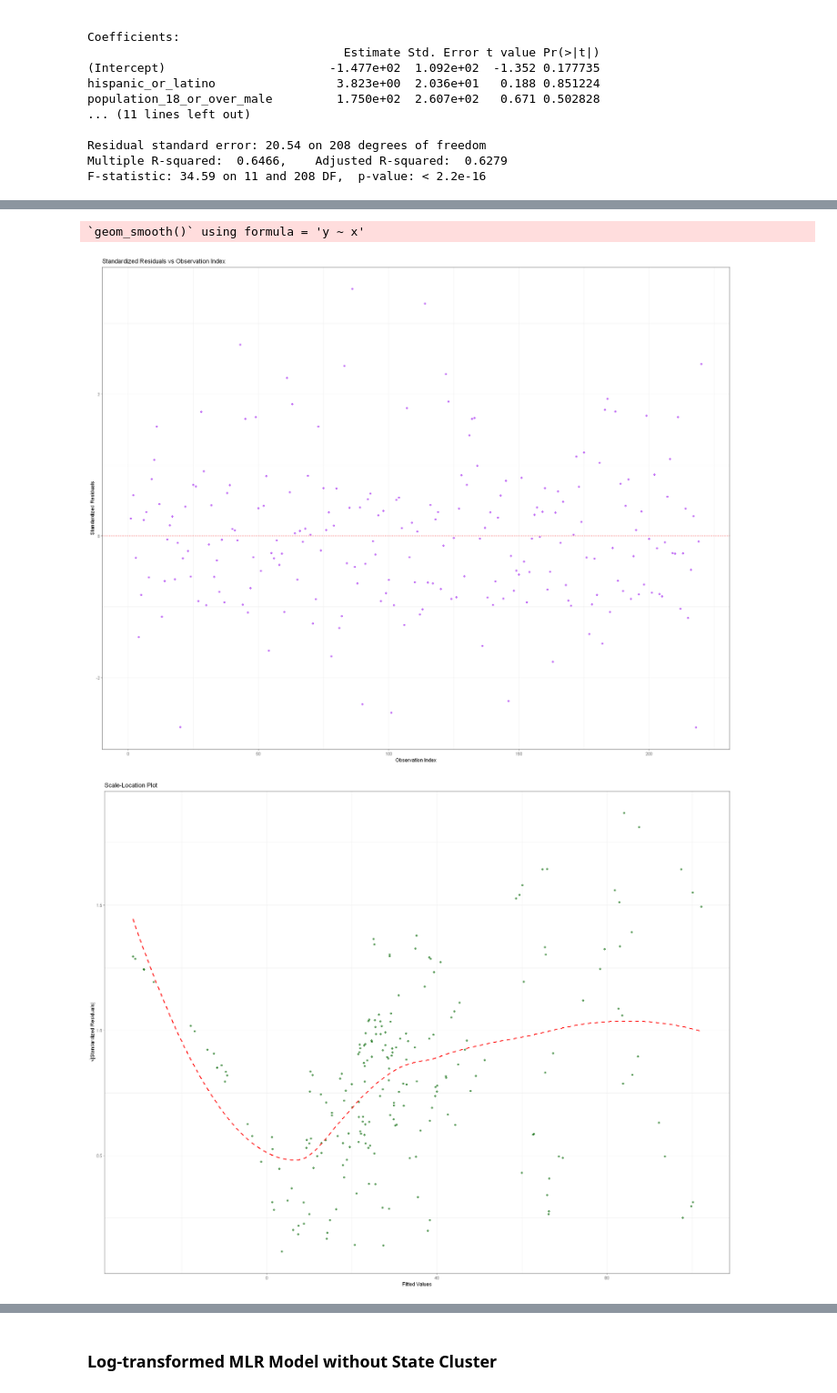
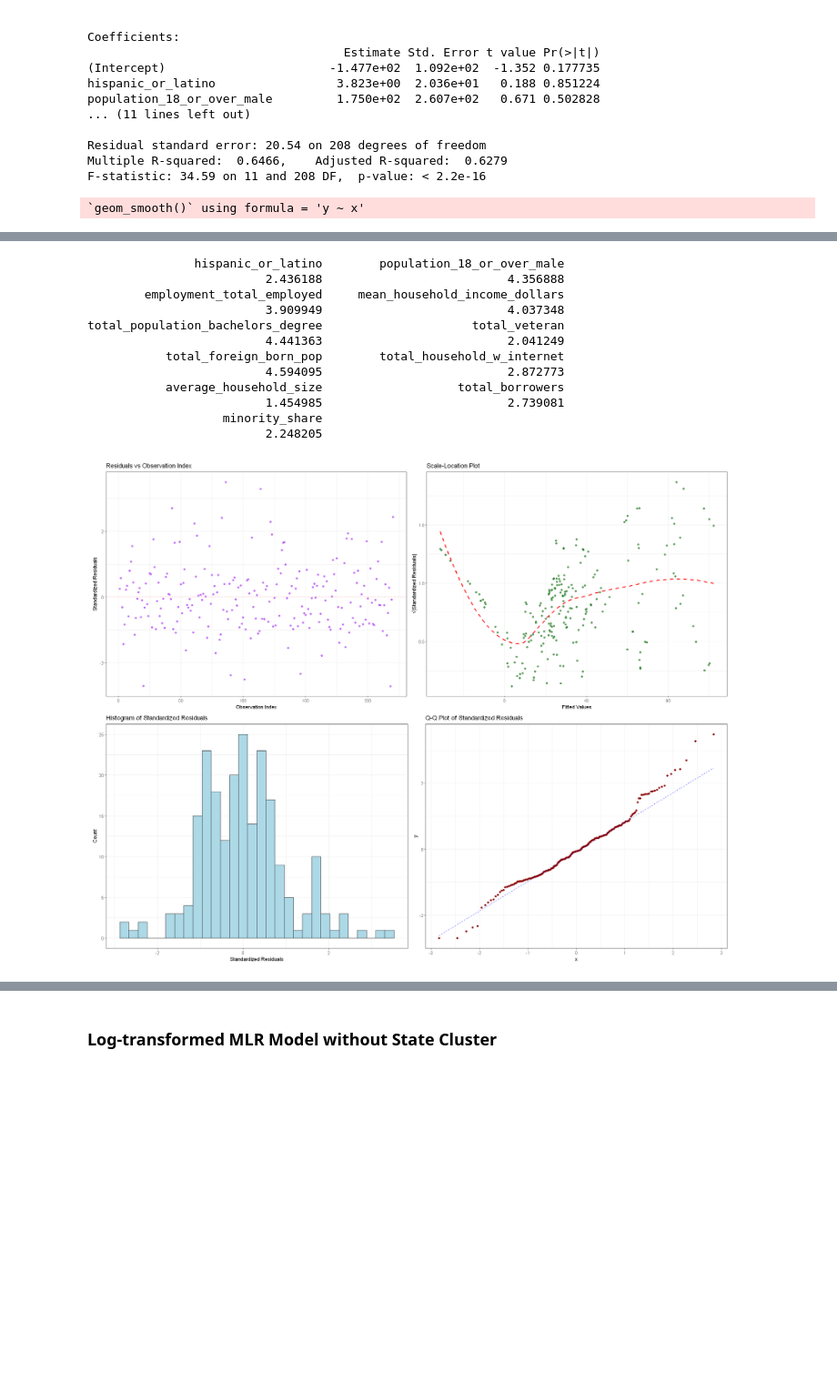
Before and after one commit to nameer1811/isye6414_regression_final_proj, a Jupyter notebook: notebook/main.ipynb, the cells around one changed output, grey strips where cells are left out. Shown at 91% size. Cells and saved outputs as stored; diff of their text form; code cells hidden in the pictures; blank space fills up the shorter version.

```diff
--- a/notebook/main.ipynb
+++ b/notebook/main.ipynb
@@ -378,7 +378,6 @@ p1 <- ggplot(data.frame(fitted_vals, std_resid = resid_data$std_resid),
 
 # Individual predictor plots
 predictors <- setdiff(names(train_data), "total_balance_billions")
-
 plots <- map(predictors, function(var) {
   ggplot(resid_data, aes(x = !!sym(var), y = std_resid)) +
     geom_point(alpha = 0.6, color = "darkblue") +
@@ -386,55 +385,61 @@ plots <- map(predictors, function(var) {
     labs(title = paste("Standard Residuals vs", var),
          x = var, y = "Standard Residuals") +
     theme_bw()
 })
-
-# Validate ggplot objects
 stopifnot(all(map_lgl(plots, ~ inherits(.x, "ggplot"))))
-
-# Combine and wrap
 wrap_plots(c(list(p1), plots), ncol = 2)
 
-# Assumption 2: Independence (We see random scatter, and do not see any obvious patterns)
-resid_data <- train_data %>%
-  mutate(std_resid = rstandard(mlr_model),
-         obs_index = row_number())
+# Assumptions 2–4: Combined Panel
+resid_data <- resid_data %>%
+  mutate(obs_index = row_number(),
+         sqrt_abs_std_resid = sqrt(abs(std_resid)))
 
-ggplot(resid_data, aes(x = obs_index, y = std_resid)) +
+p_independence <- ggplot(resid_data, aes(x = obs_index, y = std_resid)) +
   geom_point(alpha = 0.6, color = "purple") +
   geom_hline(yintercept = 0, linetype = "dashed", color = "red") +
-  labs(title = "Standardized Residuals vs Observation Index",
+  labs(title = "Residuals vs Observation Index",
        x = "Observation Index", y = "Standardized Residuals") +
   theme_bw()
 
-# Assumption 3: Homoscedasticity (The shape of the graph indicates that the model does not satisfy this assumption)
-resid_data <- resid_data %>%
-  mutate(sqrt_abs_std_resid = sqrt(abs(std_resid)))
-
-# Plot Scale-Location (Spread vs Fitted)
-ggplot(data.frame(fitted_vals, sqrt_abs_std_resid = resid_data$sqrt_abs_std_resid),
+p_homoscedasticity <- ggplot(data.frame(fitted_vals, sqrt_abs_std_resid = resid_data$sqrt_abs_std_resid),
        aes(x = fitted_vals, y = sqrt_abs_std_resid)) +
   geom_point(alpha = 0.6, color = "darkgreen") +
   geom_smooth(method = "loess", se = FALSE, color = "red", linetype = "dashed") +
   labs(title = "Scale-Location Plot",
-       x = "Fitted Values",
-       y = "√|Standardized Residuals|") +
+       x = "Fitted Values", y = "√|Standardized Residuals|") +
   theme_bw()
 
-# Assumption 4: Normality
-ggplot(resid_data, aes(x = std_resid)) +
+p_hist <- ggplot(resid_data, aes(x = std_resid)) +
   geom_histogram(color = "black", fill = "lightblue", bins = 30) +
   labs(title = "Histogram of Standardized Residuals",
        x = "Standardized Residuals", y = "Count") +
   theme_bw()
 
-# Normality check using q-q plot
-qqPlot(mlr_model, main = "Q-Q Plot with Envelope", col = "darkred")
+p_qq <- ggplot(resid_data, aes(sample = std_resid)) +
+  stat_qq(color = "darkred") +
+  stat_qq_line(color = "blue", linetype = "dashed") +
+  labs(title = "Q-Q Plot of Standardized Residuals") +
+  theme_bw()
+
+# Combine into a 2x2 layout
+(p_independence | p_homoscedasticity) / (p_hist | p_qq)
 
 # Assumption 5: Multicollinearity
 vif_values <- vif(mlr_model)
 print(vif_values)
 # %% [output]
+`geom_smooth()` using formula = 'y ~ x'
 [figure]
-`geom_smooth()` using formula = 'y ~ x'
+               hispanic_or_latino        population_18_or_over_male
+                         2.436188                          4.356888
+        employment_total_employed     mean_household_income_dollars
+                         3.909949                          4.037348
+total_population_bachelors_degree                     total_veteran
+                         4.441363                          2.041249
+           total_foreign_born_pop        total_household_w_internet
+                         4.594095                          2.872773
+           average_household_size                   total_borrowers
+                         1.454985                          2.739081
+                   minority_share
+                         2.248205
-[figure, old version]
+[figure, new version]
-[figure, removed]
```
Also changed, not shown: parts of 4 cells of this notebook.
